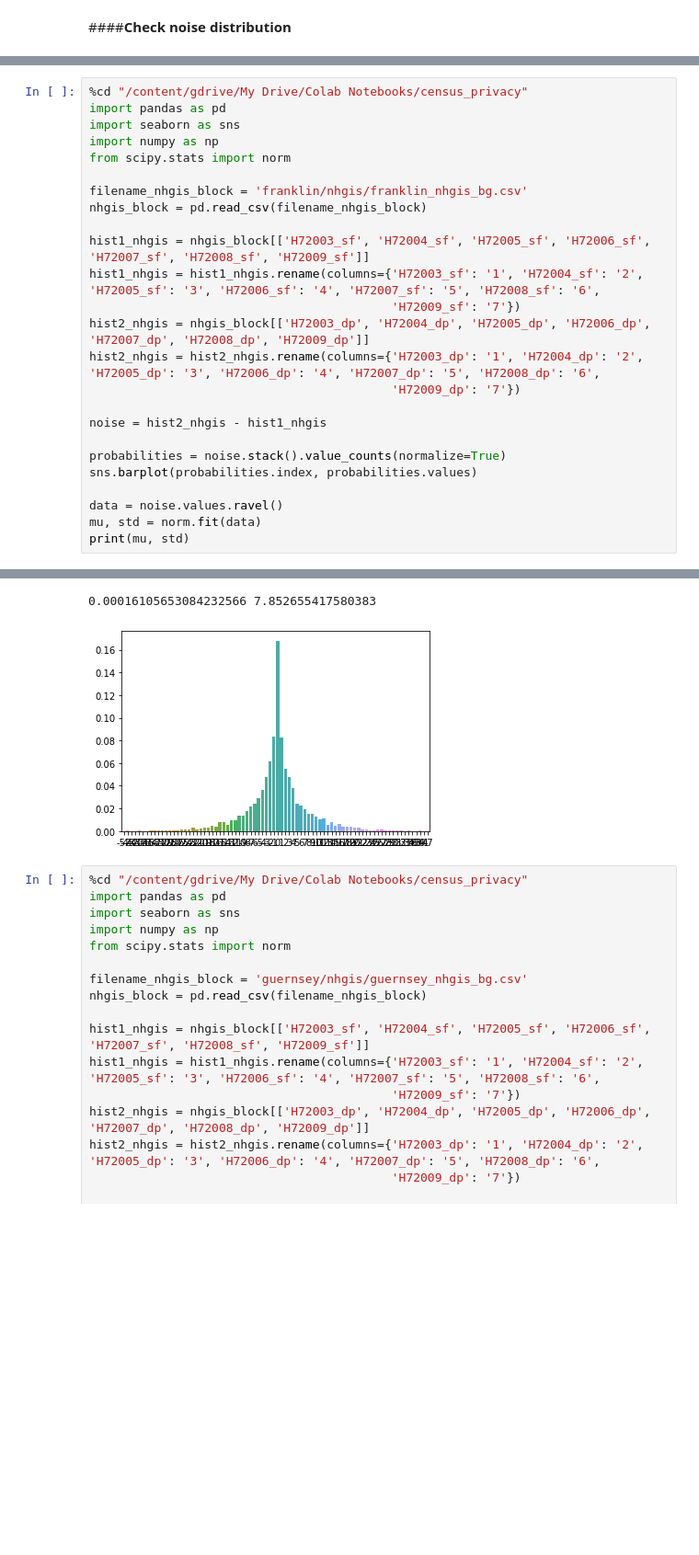
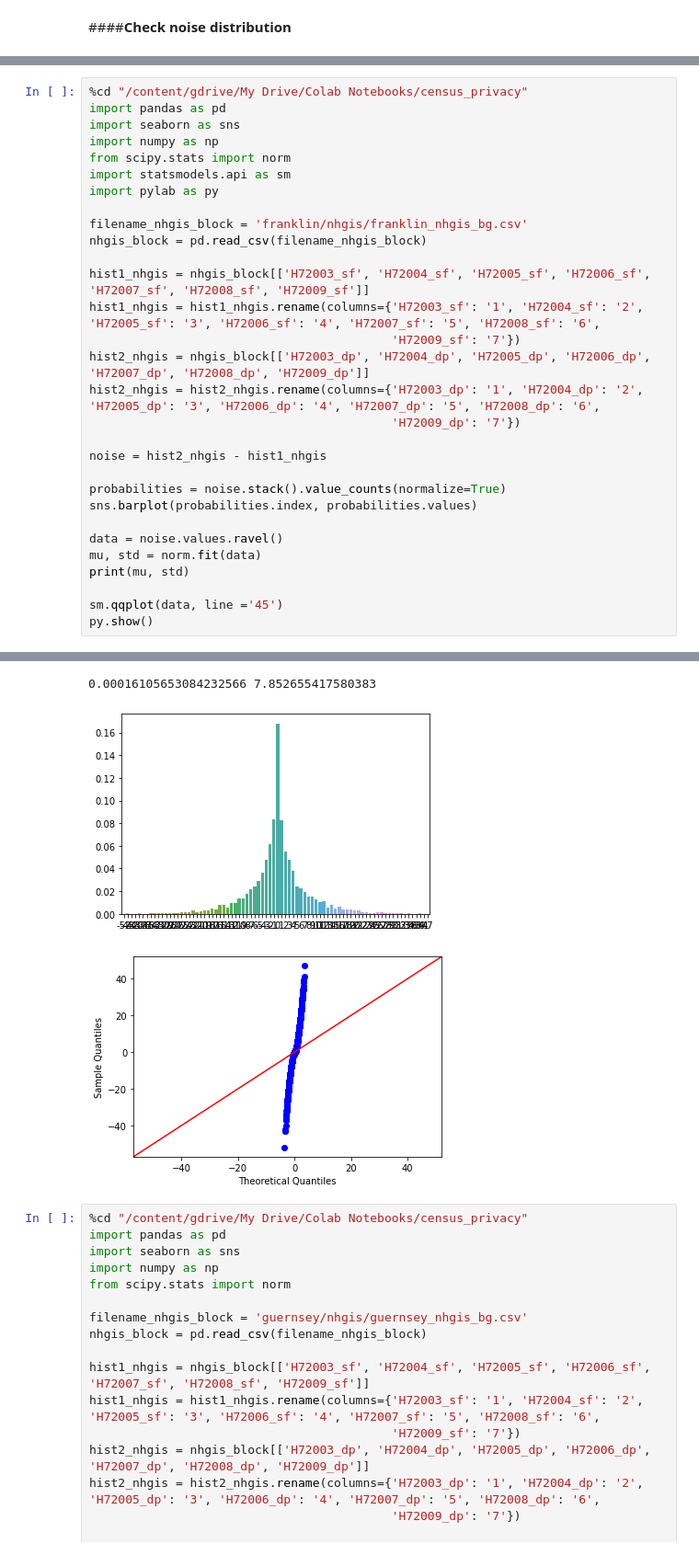
Before and after one commit to linyuehzzz/tda-eval, a Jupyter notebook: cell_uniques.ipynb, the cells around one changed output, grey strips where cells are left out. Shown at 92% size. Drawn from its saved outputs; the diff is of its cells as text; blank space fills up the shorter version.

```diff
--- a/cell_uniques.ipynb
+++ b/cell_uniques.ipynb
@@ -1519,32 +1531,38 @@ print(mu, std)
 # %%
 %cd "/content/gdrive/My Drive/Colab Notebooks/census_privacy"
 import pandas as pd
 import seaborn as sns
 import numpy as np
 from scipy.stats import norm
+import statsmodels.api as sm
+import pylab as py
 
 filename_nhgis_block = 'franklin/nhgis/franklin_nhgis_bg.csv'
 nhgis_block = pd.read_csv(filename_nhgis_block)
 
 hist1_nhgis = nhgis_block[['H72003_sf', 'H72004_sf', 'H72005_sf', 'H72006_sf', 'H72007_sf', 'H72008_sf', 'H72009_sf']]
 hist1_nhgis = hist1_nhgis.rename(columns={'H72003_sf': '1', 'H72004_sf': '2', 'H72005_sf': '3', 'H72006_sf': '4', 'H72007_sf': '5', 'H72008_sf': '6',
                                           'H72009_sf': '7'})
 hist2_nhgis = nhgis_block[['H72003_dp', 'H72004_dp', 'H72005_dp', 'H72006_dp', 'H72007_dp', 'H72008_dp', 'H72009_dp']]
 hist2_nhgis = hist2_nhgis.rename(columns={'H72003_dp': '1', 'H72004_dp': '2', 'H72005_dp': '3', 'H72006_dp': '4', 'H72007_dp': '5', 'H72008_dp': '6',
                                           'H72009_dp': '7'})
 
 noise = hist2_nhgis - hist1_nhgis
 
 probabilities = noise.stack().value_counts(normalize=True)
 sns.barplot(probabilities.index, probabilities.values)
 
 data = noise.values.ravel()
 mu, std = norm.fit(data)
 print(mu, std)
+
+sm.qqplot(data, line ='45')
+py.show()
 # %% [output]
 /content/gdrive/My Drive/Colab Notebooks/census_privacy
 0.00016105653084232566 7.852655417580383
 [figure]
+[figure, added]
 # %%
 %cd "/content/gdrive/My Drive/Colab Notebooks/census_privacy"
 import pandas as pd
```
Also changed, not shown: parts of 2 cells of this notebook.
